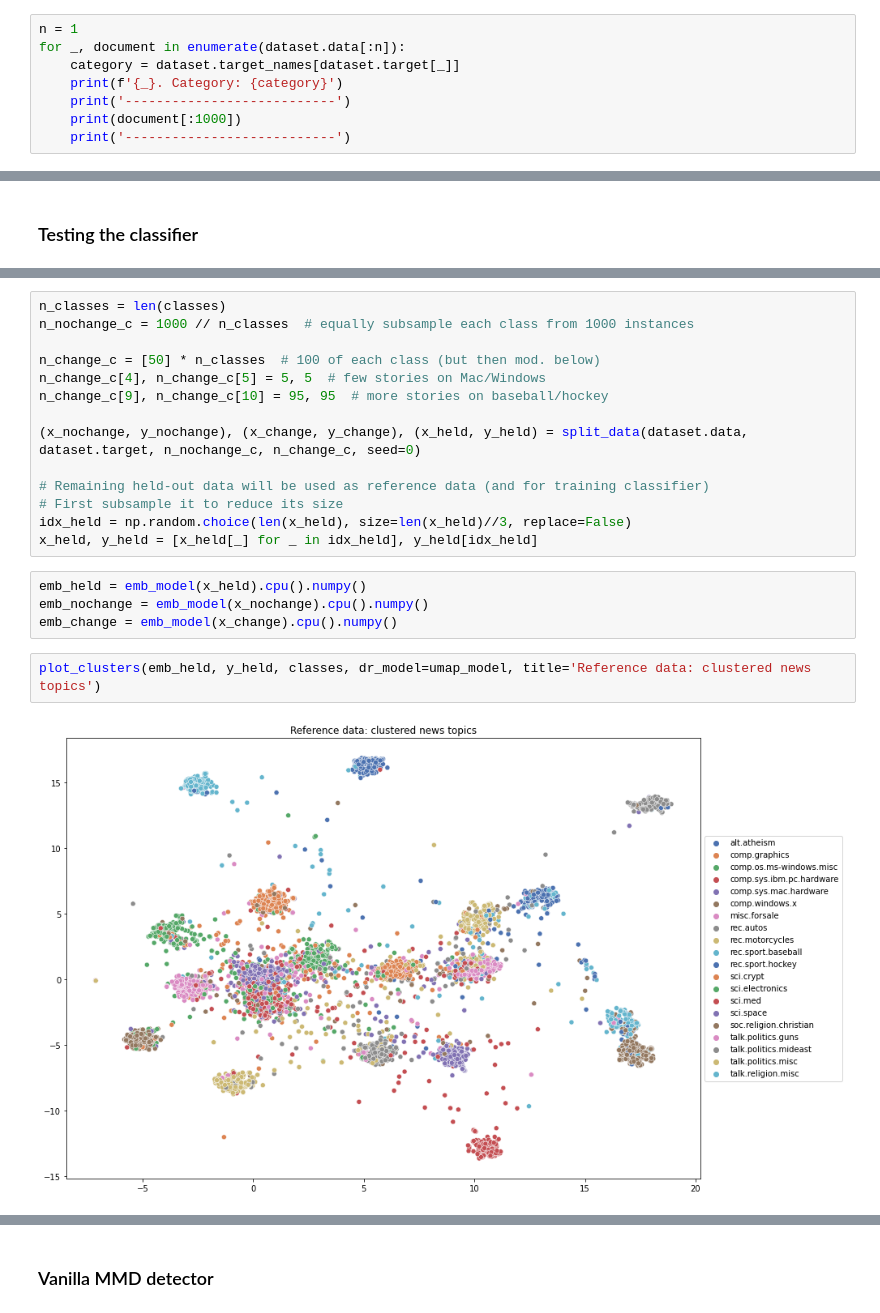
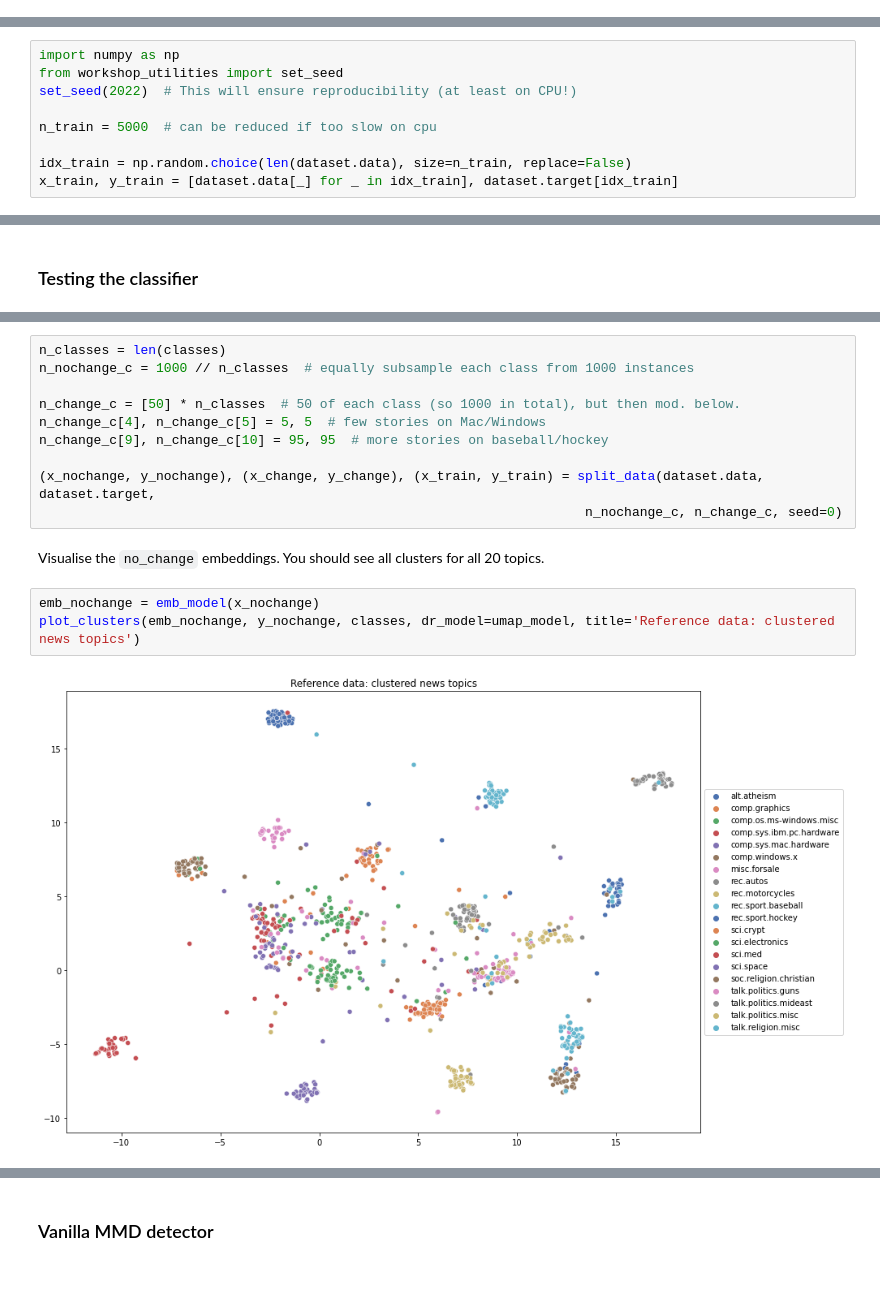
Before and after one commit to ascillitoe/odsc_workshop, a Jupyter notebook: intro_to_drift_detection_master.ipynb, the cells around one changed output, grey strips where cells are left out. Cells and saved outputs as stored; diff of their text form; blank space fills up the shorter version.

```diff
--- a/intro_to_drift_detection_master.ipynb
+++ b/intro_to_drift_detection_master.ipynb
@@ -122,8 +89,0 @@ Let's take a look at an instance from the dataset:
-# %%
-n = 1
-for _, document in enumerate(dataset.data[:n]):
-    category = dataset.target_names[dataset.target[_]]
-    print(f'{_}. Category: {category}')
-    print('---------------------------')
-    print(document[:1000])
-    print('---------------------------')
@@ -164,0 +164,9 @@ emb_model = EmbeddingModel(model=sentence_transformer)
+# %%
+import numpy as np
+from workshop_utilities import set_seed
+set_seed(2022)  # This will ensure reproducibility (at least on CPU!)
+
+n_train = 5000  # can be reduced if too slow on cpu
+
+idx_train = np.random.choice(len(dataset.data), size=n_train, replace=False)
+x_train, y_train = [dataset.data[_] for _ in idx_train], dataset.target[idx_train]
@@ -452,21 +485,16 @@ In our example we assume that the World Series and Stanley Cup coincide on the c
 n_classes = len(classes)
 n_nochange_c = 1000 // n_classes  # equally subsample each class from 1000 instances
 
-n_change_c = [50] * n_classes  # 100 of each class (but then mod. below)
+n_change_c = [50] * n_classes  # 50 of each class (so 1000 in total), but then mod. below.
 n_change_c[4], n_change_c[5] = 5, 5  # few stories on Mac/Windows
 n_change_c[9], n_change_c[10] = 95, 95  # more stories on baseball/hockey
 
-(x_nochange, y_nochange), (x_change, y_change), (x_held, y_held) = split_data(dataset.data, dataset.target, n_nochange_c, n_change_c, seed=0)
-
-# Remaining held-out data will be used as reference data (and for training classifier)
-# First subsample it to reduce its size
-idx_held = np.random.choice(len(x_held), size=len(x_held)//3, replace=False)
-x_held, y_held = [x_held[_] for _ in idx_held], y_held[idx_held]
+(x_nochange, y_nochange), (x_change, y_change), (x_train, y_train) = split_data(dataset.data, dataset.target,
+                                                                      n_nochange_c, n_change_c, seed=0)
-# %%
-emb_held = emb_model(x_held).cpu().numpy()
-emb_nochange = emb_model(x_nochange).cpu().numpy()
-emb_change = emb_model(x_change).cpu().numpy()
+# %% [markdown]
+Visualise the `no_change` embeddings. You should see all clusters for all 20 topics.
 # %%
-plot_clusters(emb_held, y_held, classes, dr_model=umap_model, title='Reference data: clustered news topics')
+emb_nochange = emb_model(x_nochange)
+plot_clusters(emb_nochange, y_nochange, classes, dr_model=umap_model, title='Reference data: clustered news topics')
 # %% [output]
-[figure, old version]
+[figure, new version]
```
Also changed, not shown: parts of 110 cells of this notebook, 4 other files.
